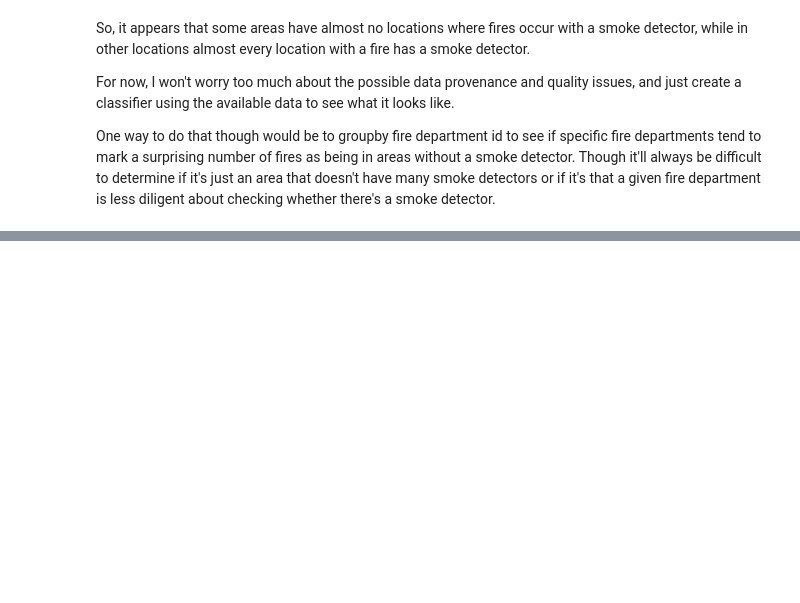
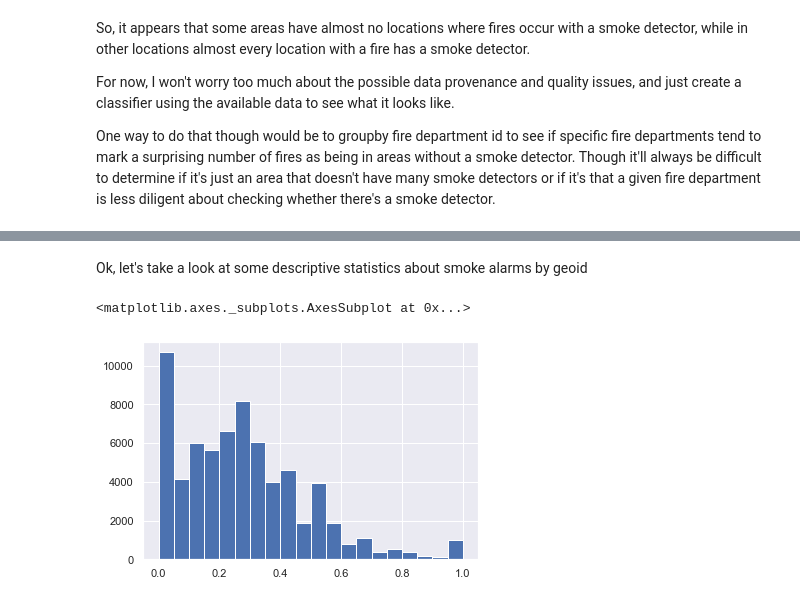
Before and after one commit to thwhitfield/red_cross, a Jupyter notebook: notebooks/c02_classifier.ipynb, the cells around one changed output, grey strips where cells are left out. Cells and saved outputs as stored; diff of their text form; code cells hidden in the pictures; blank space fills up the shorter version.

```diff
--- a/notebooks/c02_classifier.ipynb
+++ b/notebooks/c02_classifier.ipynb
@@ -116,0 +166,8 @@ array(['NEWTON GROVE', 'Detroit', 'DETROIT', 'detroit', 'DET',
+# %% [markdown]
+Ok, let's take a look at some descriptive statistics about smoke alarms by geoid
+# %%
+# Histogram of the ratio between confirmed smoke alarms and total fires
+geoids['ratio_tot'].hist(bins=20)
+# %% [output]
+<matplotlib.axes._subplots.AxesSubplot at 0x...>
+[figure, added]
```
Also changed, not shown: parts of 51 cells of this notebook, 1 other file.
